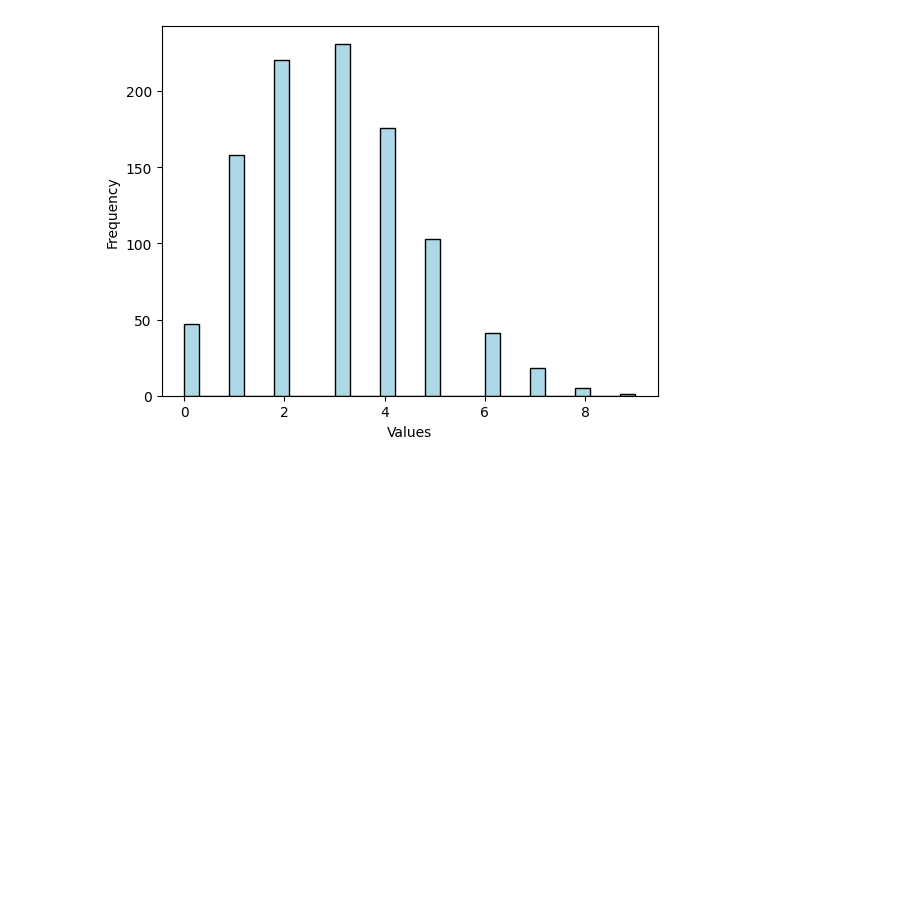
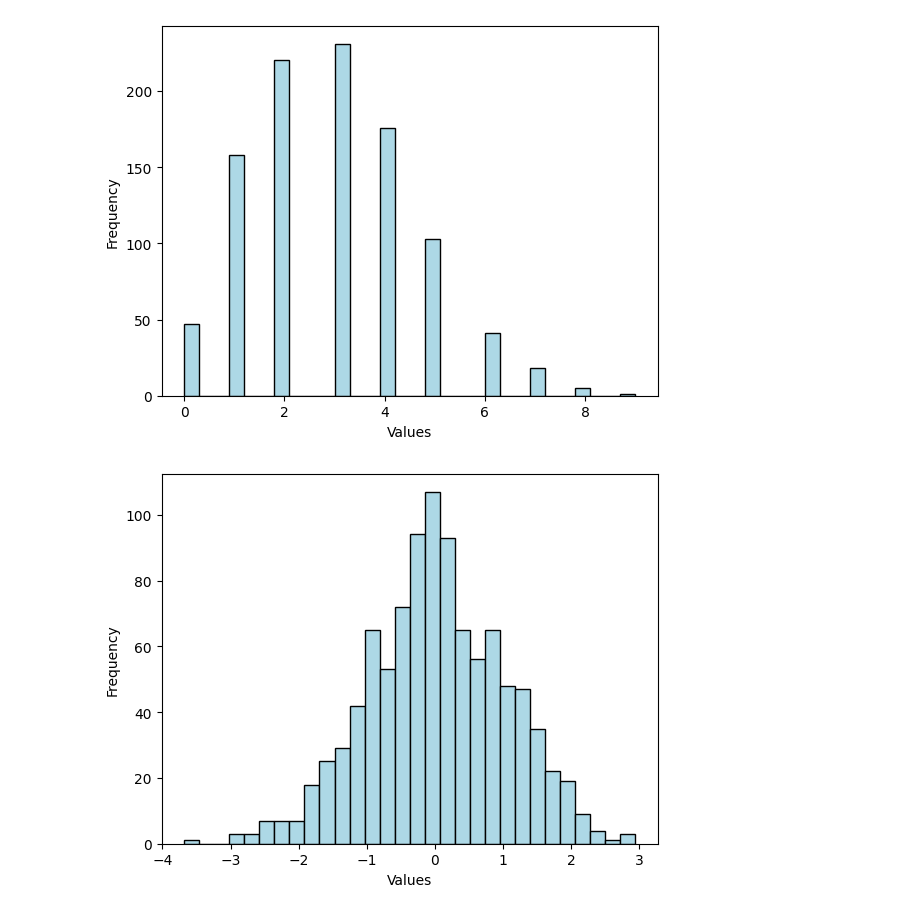
Before and after one commit to nova888/Data-Science, a Jupyter notebook: Konsep&probabilitas.ipynb, the cells around one changed output. Cells and saved outputs as stored; diff of their text form; code cells hidden in the pictures; blank space fills up the shorter version.

```diff
--- a/Konsep&probabilitas.ipynb
+++ b/Konsep&probabilitas.ipynb
@@ -55,3 +55,13 @@ plt.ylabel('Frequency')
 plt.show()
 # %% [output]
 [figure]
+# %%
+#Distribusi Normal
+
+normal_data = np.random.normal(loc=0, scale=1, size=1000)
+plt.hist(normal_data, bins=30, color='lightblue', edgecolor='black')
+plt.xlabel('Values')
+plt.ylabel('Frequency')
+plt.show()
+# %% [output]
+[figure, added]
```
